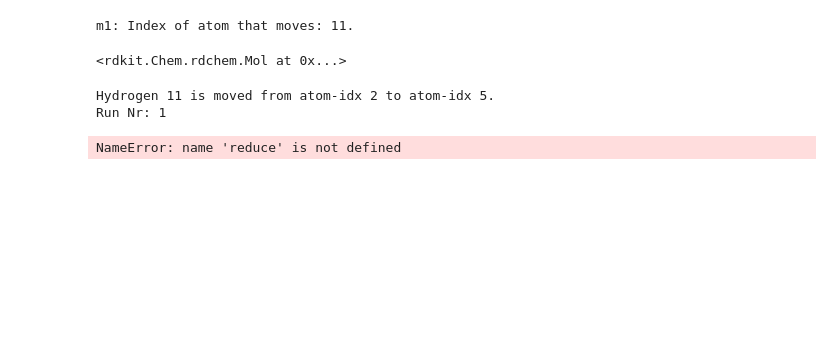
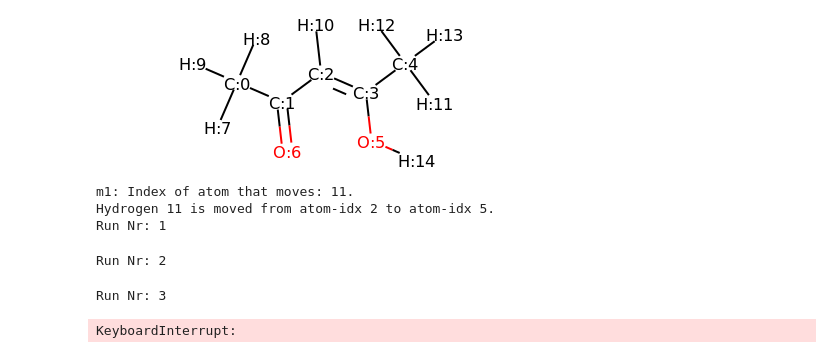
Before and after one commit to choderalab/neutromeratio, a Jupyter notebook: notebooks/MC_MD.ipynb, the cells around one changed output. Cells and saved outputs as stored; diff of their text form; code cells hidden in the pictures; blank space fills up the shorter version.

```diff
--- a/notebooks/MC_MD.ipynb
+++ b/notebooks/MC_MD.ipynb
@@ -56,3 +50,7 @@ ani_input = from_mol_to_ani_input(from_mol)
+# %%
+display_mol(mols['t2'])
+# %% [output]
+[figure, added]
 # %%
 # extract hydrogen donor idx and hydrogen idx for m2
 donor = get_donor_atom_idx(from_mol, to_mol)
@@ -64,12 +62,11 @@ acceptor = 5
 ###################################
 ###################################
 
-hydrogen_mover = MC_mover(donor_idx = donor['donor'], hydrogen_idx = donor['hydrogen_idx'], acceptor_idx = acceptor, atom_list = ani_input['atom_list'])
-
+hydrogen_mover = MC_mover(donor_idx=donor['donor'], hydrogen_idx=donor['hydrogen_idx'], acceptor_idx=acceptor, atom_list=ani_input['atom_list'], energy_function=ANI1ccx_energy)
 species = model.species_to_tensor(ani_input['atom_list']).to(device).unsqueeze(0)
 
 # initial conditions: coordinates from example were given in units of angstroms
-x_in_angstroms = np.array(ani_input['coord_list']) * unit.angstrom
+x0 = np.array(ani_input['coord_list']) * unit.angstrom
 print(f"Hydrogen {hydrogen_mover.hydrogen_idx} is moved from atom-idx {hydrogen_mover.donor_idx} to atom-idx {hydrogen_mover.acceptor_idx}.")
 # generating mdtraj traj object
 topology = md.load(f"../data/md_sampling/{name}/{name}_t{from_mol_tautomer_idx}.pdb").topology
@@ -81,32 +78,35 @@ for run in range(1, nr_of_runs+1):
     traj_in_nm = []
     work_value = []
 
-    for ts in trange:
+    # initial coordinates
 
-        x0 = x_in_angstroms
-        trajectory, x, energies = langevin(device, model, ani_input['atom_list'], x0, ANI1ccx_force_and_energy, n_steps=100, stepsize=0.5*unit.femtosecond, temperature=temperature, platform='cuda', progress_bar=False)
+    for mc_moves in trange:
+
+
+        trajectory, final_coordinate_set = langevin(device, model, ani_input['atom_list'], x0, ANI1ccx_force, n_steps=100, stepsize=0.5*unit.femtosecond, temperature=temperature, platform=platform, progress_bar=False)
         traj_in_nm += [x / unit.nanometer for x in trajectory]
-        # for debug purpose: write out mol before and after MC move
-        write_xyz_file(hydrogen_mover.atom_list, x, name=f"{name}_t{from_mol_tautomer_idx}", identifier=f"{run}_{ts}_0_pre_jump")
+        # for debug purpose: write out mol before MC move
+        write_xyz_file(hydrogen_mover.atom_list, final_coordinate_set, name=f"{name}_t{from_mol_tautomer_idx}", identifier=f"{run}_{mc_moves}_0_pre_jump")
         # MC move
-        coordinates, work = hydrogen_mover.perform_mc_move(x, model, species, device)
+        new_coordinates, work = hydrogen_mover.perform_mc_move(final_coordinate_set, model, species, device)
         work_value.append(work)
-        # for debug purpose: write out mol before and after MC move
-        write_xyz_file(hydrogen_mover.atom_list, coordinates, name=f"{name}_t{from_mol_tautomer_idx}", identifier=f"{run}_{ts}_1_post_jump")
+        # for debug purpose: write out mol after MC move
+        write_xyz_file(hydrogen_mover.atom_list, new_coordinates, name=f"{name}_t{from_mol_tautomer_idx}", identifier=f"{run}_{mc_moves}_1_post_jump")
+        # update new coordinates for langevin dynamics
+        x0 = final_coordinate_set
+
 
     ani_traj = md.Trajectory(traj_in_nm, topology)
-    ani_traj = ani_traj.superpose(ani_traj[0]) # RMSD align onto first frame
     ani_traj.save(f"../data/md_mc_sampling/{name}/{name}_t{from_mol_tautomer_idx}_run{run}_anicxx.dcd")
 
     f = open(f"../data/md_mc_sampling/{name}/{name}_from_t{from_mol_tautomer_idx}_to_t{to_mol_tautomer_idx}_run{run}_work.csv", 'w+')
     for i, j in zip(range(nr_of_mc_trials), work_value):
-        print((float(j)*kT).in_units_of(unit.kilojoule_per_mole))
-
         f.write('{}, {}\n'.format(i, j))
     f.close()
 # %% [output]
 m1: Index of atom that moves: 11.
+Hydrogen 11 is moved from atom-idx 2 to atom-idx 5.
+Run Nr: 1
-<rdkit.Chem.rdchem.Mol at 0x...>
+Run Nr: 2
-Hydrogen 11 is moved from atom-idx 2 to atom-idx 5.
-Run Nr: 1
+Run Nr: 3
-NameError: name 'reduce' is not defined
+KeyboardInterrupt:
```
Also changed, not shown: parts of 4 cells of this notebook.
